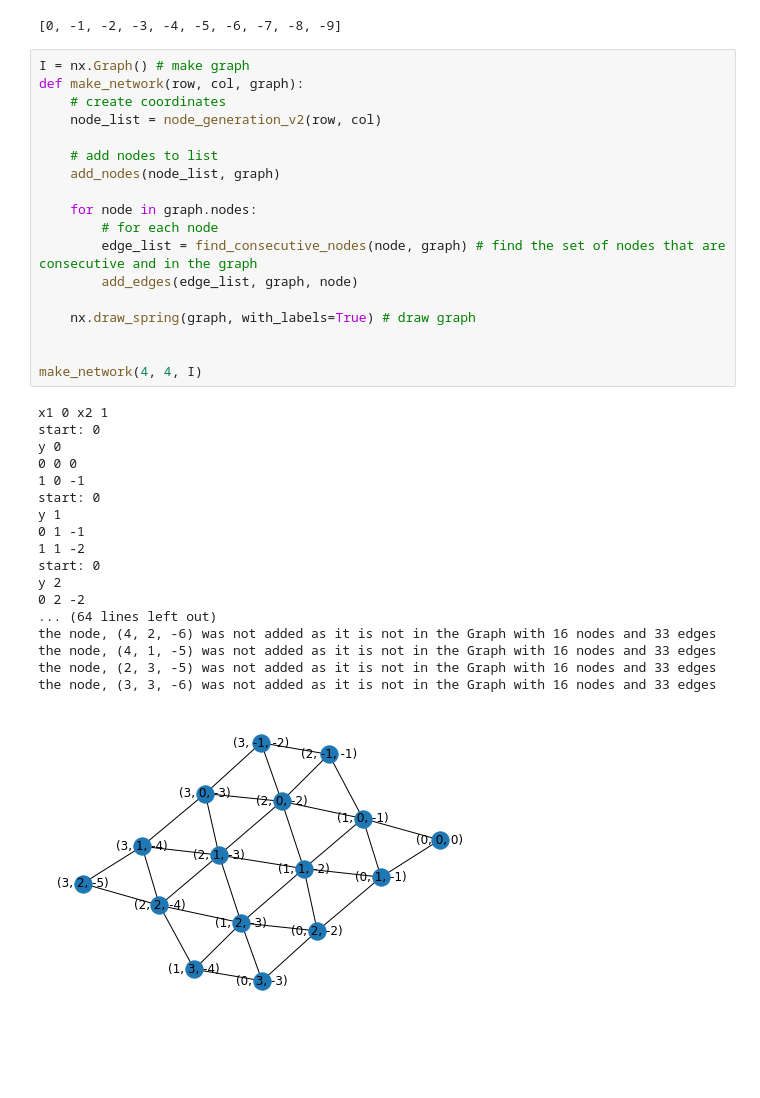
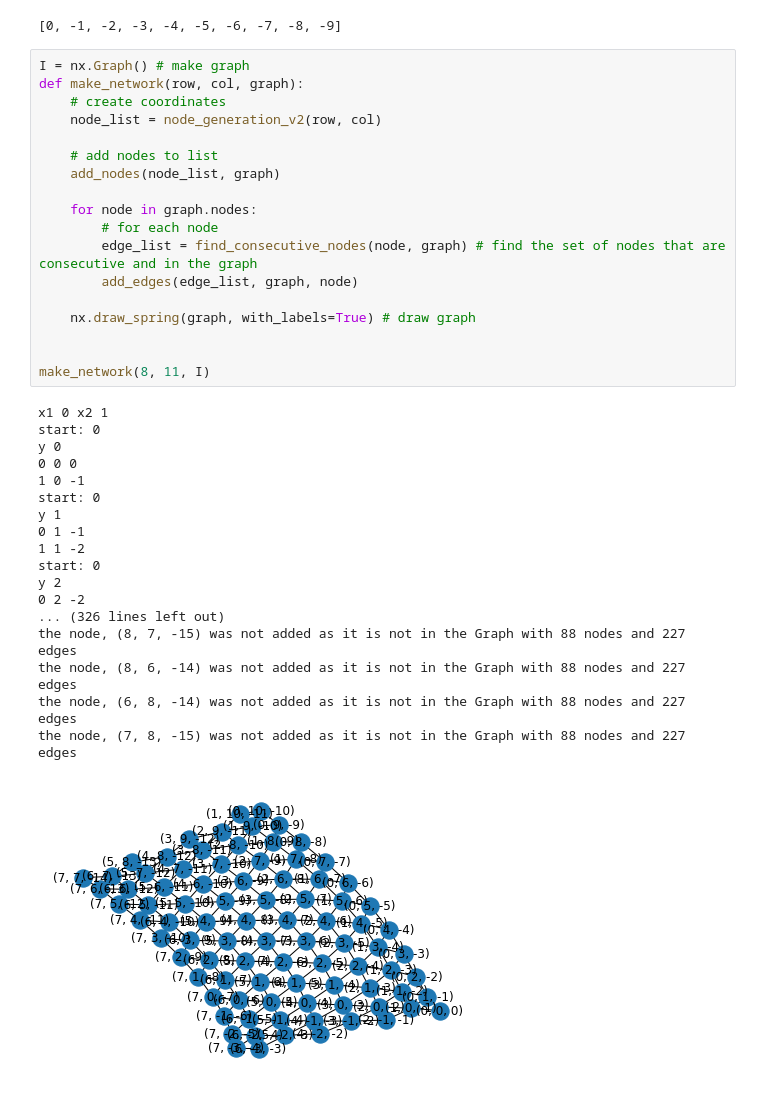
Before and after one commit to casualcoffeeaddict/Honeycomb-Maze, a Jupyter notebook: honeycomb_maze/notes/generate_network.ipynb, the cells around one changed output. Drawn from its saved outputs; the diff is of its cells as text; blank space fills up the shorter version.

```diff
--- a/honeycomb_maze/notes/generate_network.ipynb
+++ b/honeycomb_maze/notes/generate_network.ipynb
@@ -145,40 +145,40 @@ print(list(range(0, -10, -1)))
 # %%
 I = nx.Graph() # make graph
 def make_network(row, col, graph):
     # create coordinates
     node_list = node_generation_v2(row, col)
 
     # add nodes to list
     add_nodes(node_list, graph)
 
     for node in graph.nodes:
         # for each node
         edge_list = find_consecutive_nodes(node, graph) # find the set of nodes that are consecutive and in the graph
         add_edges(edge_list, graph, node)
 
     nx.draw_spring(graph, with_labels=True) # draw graph
 
 
-make_network(4, 4, I)
+make_network(8, 11, I)
 # %% [output]
 x1 0 x2 1
 start: 0
 y 0
 0 0 0
 1 0 -1
 start: 0
 y 1
 0 1 -1
 1 1 -2
 start: 0
 y 2
 0 2 -2
-... (64 lines left out)
-the node, (4, 2, -6) was not added as it is not in the Graph with 16 nodes and 33 edges
-the node, (4, 1, -5) was not added as it is not in the Graph with 16 nodes and 33 edges
-the node, (2, 3, -5) was not added as it is not in the Graph with 16 nodes and 33 edges
-the node, (3, 3, -6) was not added as it is not in the Graph with 16 nodes and 33 edges
+... (326 lines left out)
+the node, (8, 7, -15) was not added as it is not in the Graph with 88 nodes and 227 edges
+the node, (8, 6, -14) was not added as it is not in the Graph with 88 nodes and 227 edges
+the node, (6, 8, -14) was not added as it is not in the Graph with 88 nodes and 227 edges
+the node, (7, 8, -15) was not added as it is not in the Graph with 88 nodes and 227 edges
-[figure, old version]
+[figure, new version]
 # %%
     H = nx.Graph()
 node = (0,1,-1)
```
Also changed, not shown: parts of 4 cells of this notebook, 3 other files.
